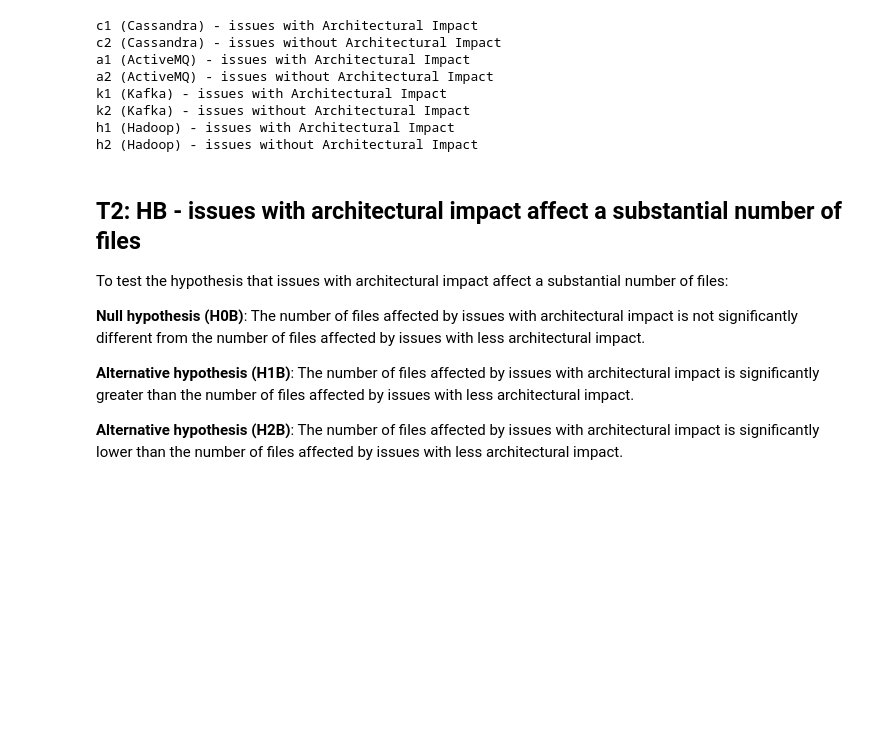
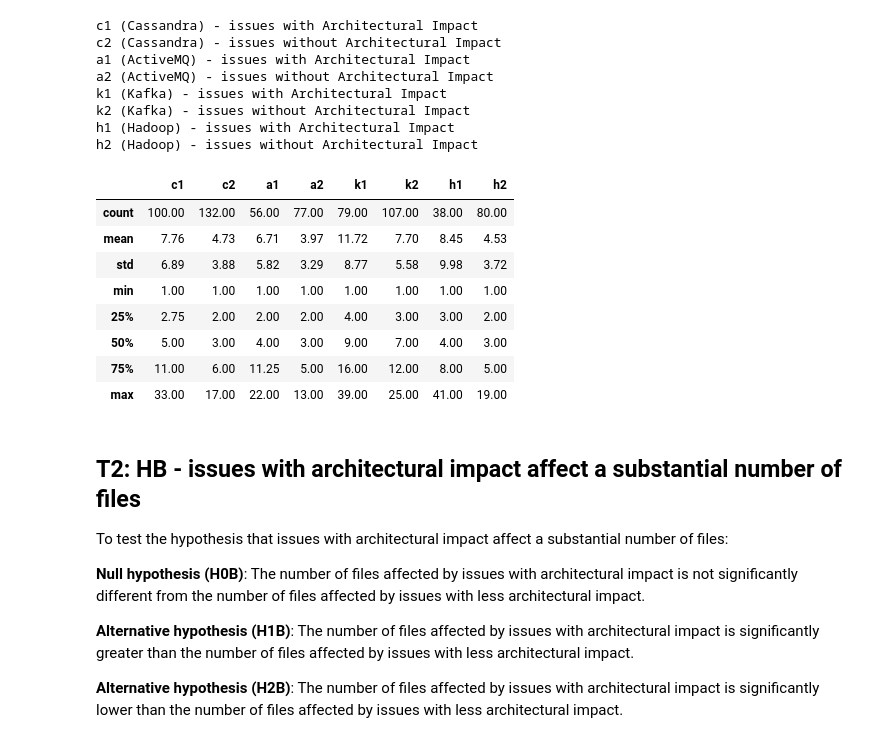
Before and after one commit to armandossrecife/my_validation3, a Jupyter notebook: my_comparison.ipynb, the cells around one changed output. Cells and saved outputs as stored; diff of their text form; code cells hidden in the pictures; blank space fills up the shorter version.

```diff
--- a/my_comparison.ipynb
+++ b/my_comparison.ipynb
@@ -1243,6 +1278,19 @@ k1 (Kafka) - issues with Architectural Impact
 k2 (Kafka) - issues without Architectural Impact
 h1 (Hadoop) - issues with Architectural Impact
 h2 (Hadoop) - issues without Architectural Impact
+# %%
+df_describe_modified_files_commits = df_describe_statistics(d5_cassandra_without_outliers, d6_cassandra_without_outliers, d7_activemq_without_outliers, d8_activemq_without_outliers, d7_kafka_without_outliers, d8_kafka_without_outliers, d7_hadoop_without_outliers, d8_hadoop_without_outliers)
+df_describe_modified_files_commits
+# %% [output]
+|  | c1 | c2 | a1 | a2 | k1 | k2 | h1 | h2 |
+| count | 100.00 | 132.00 | 56.00 | 77.00 | 79.00 | 107.00 | 38.00 | 80.00 |
+| mean | 7.76 | 4.73 | 6.71 | 3.97 | 11.72 | 7.70 | 8.45 | 4.53 |
+| std | 6.89 | 3.88 | 5.82 | 3.29 | 8.77 | 5.58 | 9.98 | 3.72 |
+| min | 1.00 | 1.00 | 1.00 | 1.00 | 1.00 | 1.00 | 1.00 | 1.00 |
+| 25% | 2.75 | 2.00 | 2.00 | 2.00 | 4.00 | 3.00 | 3.00 | 2.00 |
+| 50% | 5.00 | 3.00 | 4.00 | 3.00 | 9.00 | 7.00 | 4.00 | 3.00 |
+| 75% | 11.00 | 6.00 | 11.25 | 5.00 | 16.00 | 12.00 | 8.00 | 5.00 |
+| max | 33.00 | 17.00 | 22.00 | 13.00 | 39.00 | 25.00 | 41.00 | 19.00 |
 # %% [markdown]
 ## T2: HB - issues with architectural impact affect a substantial number of files
 
```
Also changed, not shown: parts of 9 cells of this notebook.
